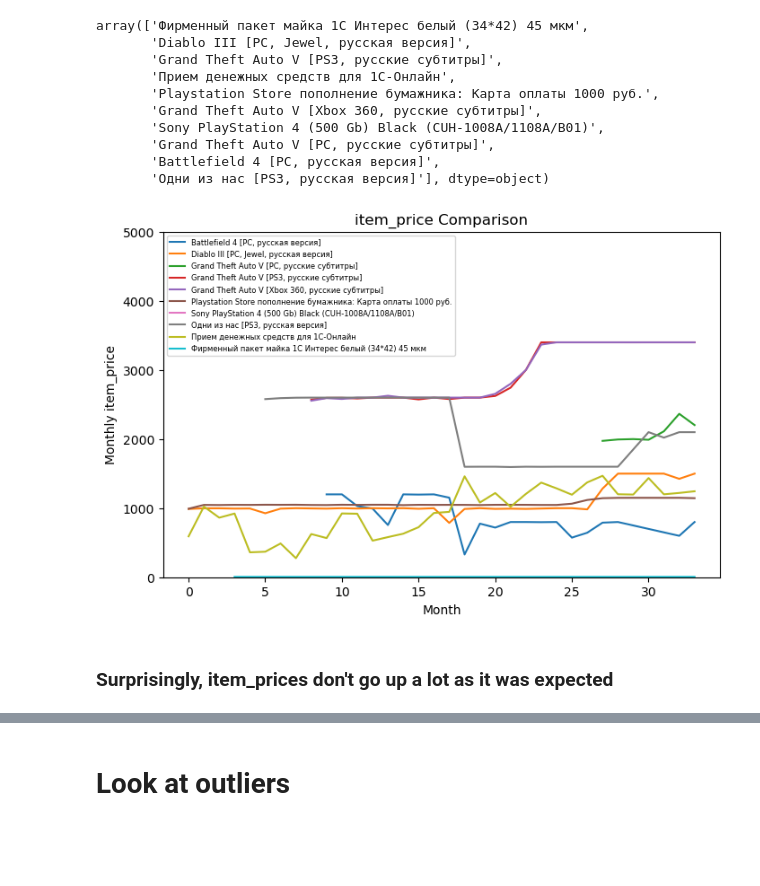
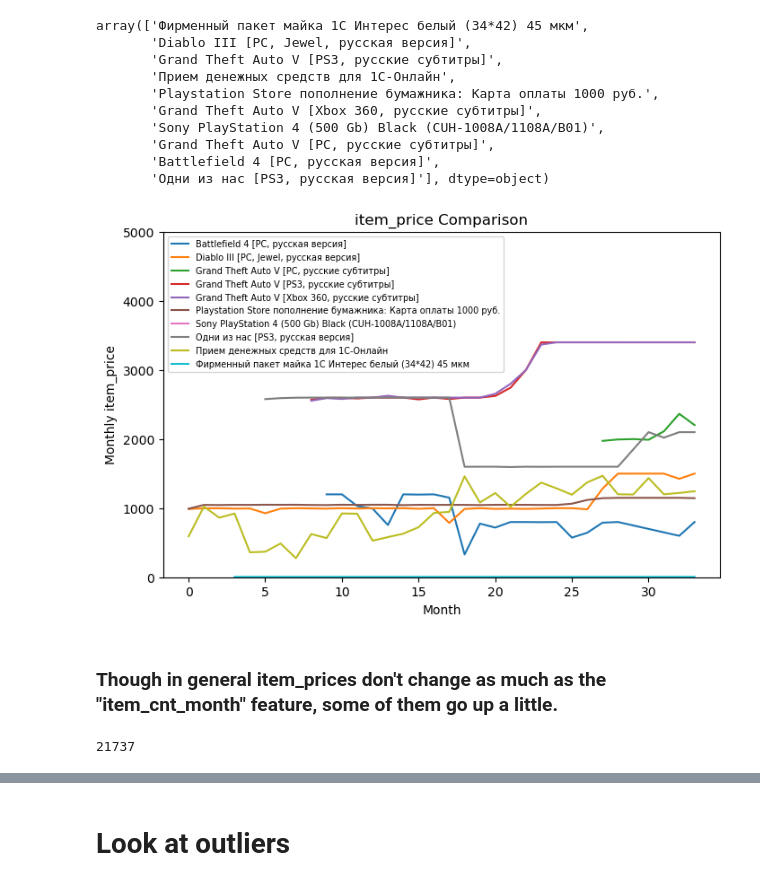
Before and after one commit to Alexennk/ml-ds-practice, a Jupyter notebook: notebooks/eda_notebook.ipynb, the cells around one changed output, grey strips where cells are left out. Saved outputs shown, nothing was run; the diff lists cells and outputs as text; code cells hidden in the pictures; blank space fills up the shorter version.

```diff
--- a/notebooks/eda_notebook.ipynb
+++ b/notebooks/eda_notebook.ipynb
@@ -325,8 +343,12 @@ array(['Фирменный пакет майка 1С Интерес белый (
        'Battlefield 4 [PC, русская версия]',
        'Одни из нас [PS3, русская версия]'], dtype=object)
 # %%
-eda.plot_feature_comparison(aggregated_train_df, 'item_price', 'item_name', top_objects=top_items, right_lim_objects=10, limit_city='Москва', fig_size=(8, 5), legend_size=6, ylim=5000, agg_operation='mean')
+eda.plot_feature_comparison(aggregated_train_df, 'item_price', 'item_name', top_objects=top_items, limit_city='Москва', fig_size=(8, 5), legend_size=7, ylim=5000, agg_operation='mean')
 # %% [output]
-[figure, old version]
+[figure, new version]
-# %% [markdown]
-### Surprisingly, item_prices don't go up a lot as it was expected
+# %% [markdown]
+### Though in general item_prices don't change as much as the "item_cnt_month" feature, some of them go up a little.
+# %%
+len(column_aggregated['item_name'])
+# %% [output]
+21737
```
Also changed, not shown: parts of 23 cells of this notebook.
